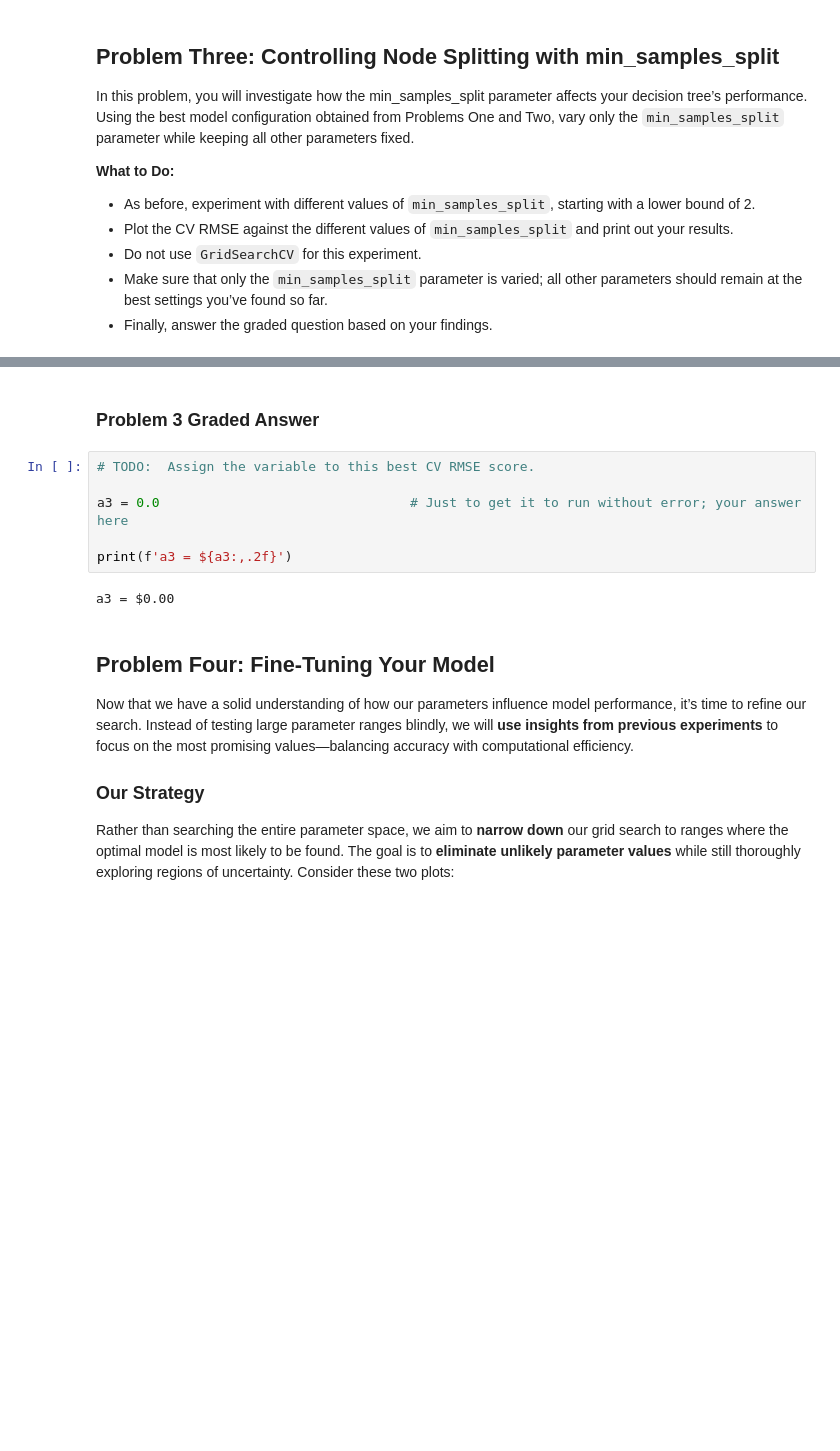
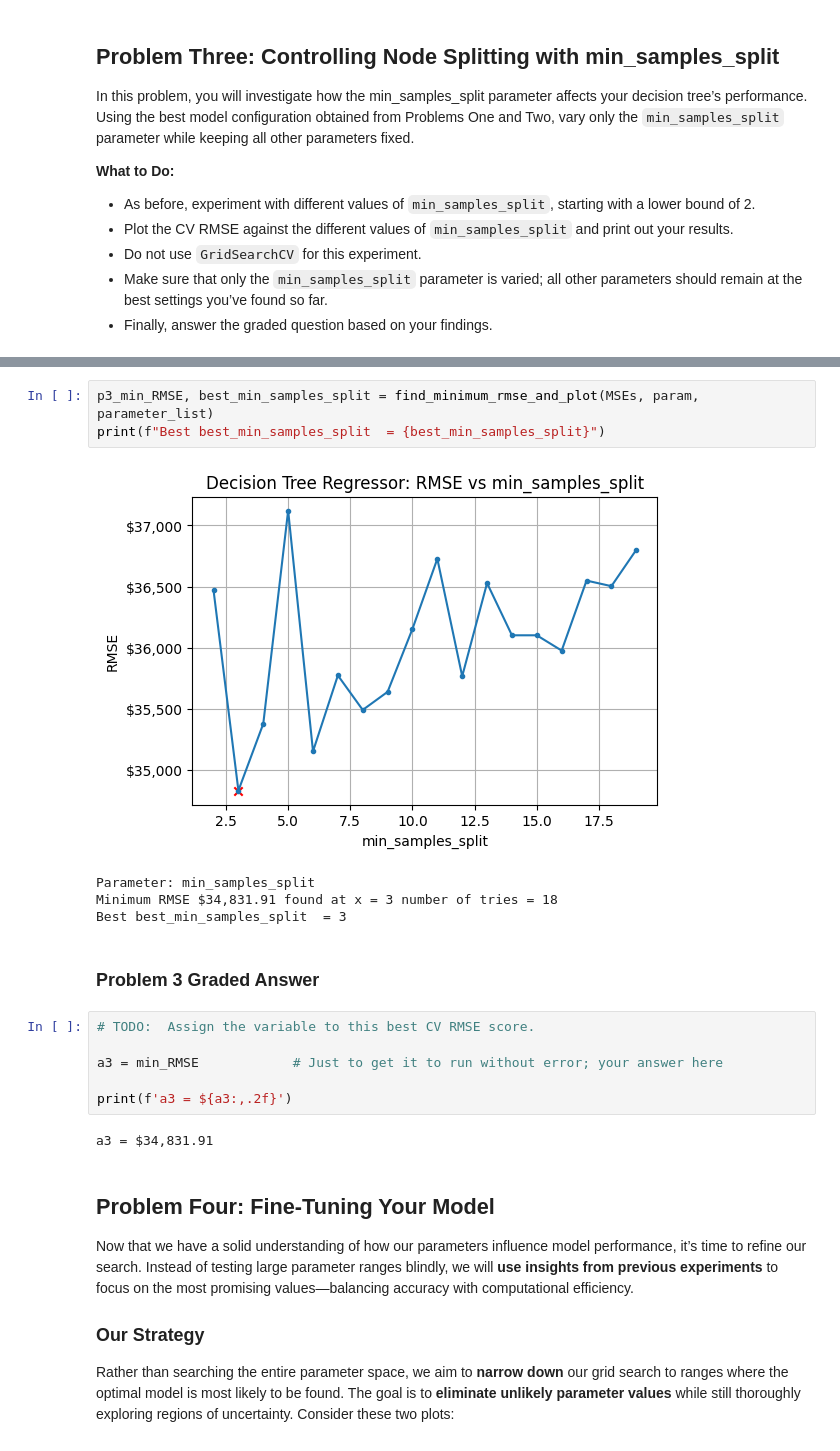
Before and after one commit to SergeyNelyapenkoBU/Module-3-Assignments, a Jupyter notebook: Homework_06.ipynb, the cells around one changed output, grey strips where cells are left out. Drawn from its saved outputs; the diff is of its cells as text; blank space fills up the shorter version.

```diff
--- a/Homework_06.ipynb
+++ b/Homework_06.ipynb
@@ -586,13 +710,21 @@ In this problem, you will investigate how the min_samples_split parameter affect
+# %%
+p3_min_RMSE, best_min_samples_split = find_minimum_rmse_and_plot(MSEs, param, parameter_list)
+print(f"Best best_min_samples_split  = {best_min_samples_split}")
+# %% [output]
+[figure, added]
+Parameter: min_samples_split
+Minimum RMSE $34,831.91 found at x = 3 number of tries = 18
+Best best_min_samples_split  = 3
 # %% [markdown]
 ### Problem 3 Graded Answer
 # %%
 # TODO:  Assign the variable to this best CV RMSE score.
 
-a3 = 0.0                                # Just to get it to run without error; your answer here
+a3 = min_RMSE            # Just to get it to run without error; your answer here
 
 print(f'a3 = ${a3:,.2f}')
 # %% [output]
-a3 = $0.00
+a3 = $34,831.91
 # %% [markdown]
 ## **Problem Four: Fine-Tuning Your Model**
 
```
Also changed, not shown: parts of 18 cells of this notebook.
